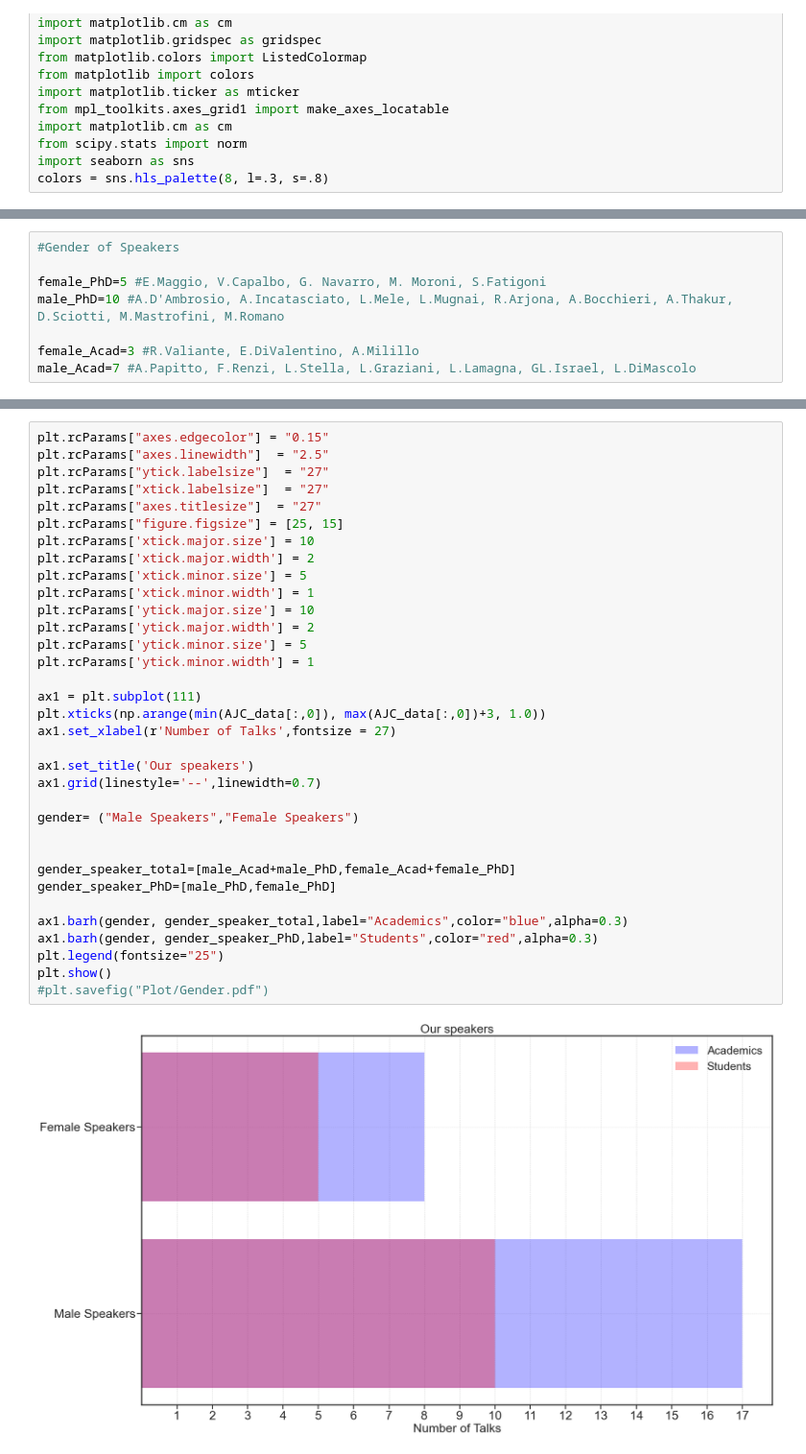
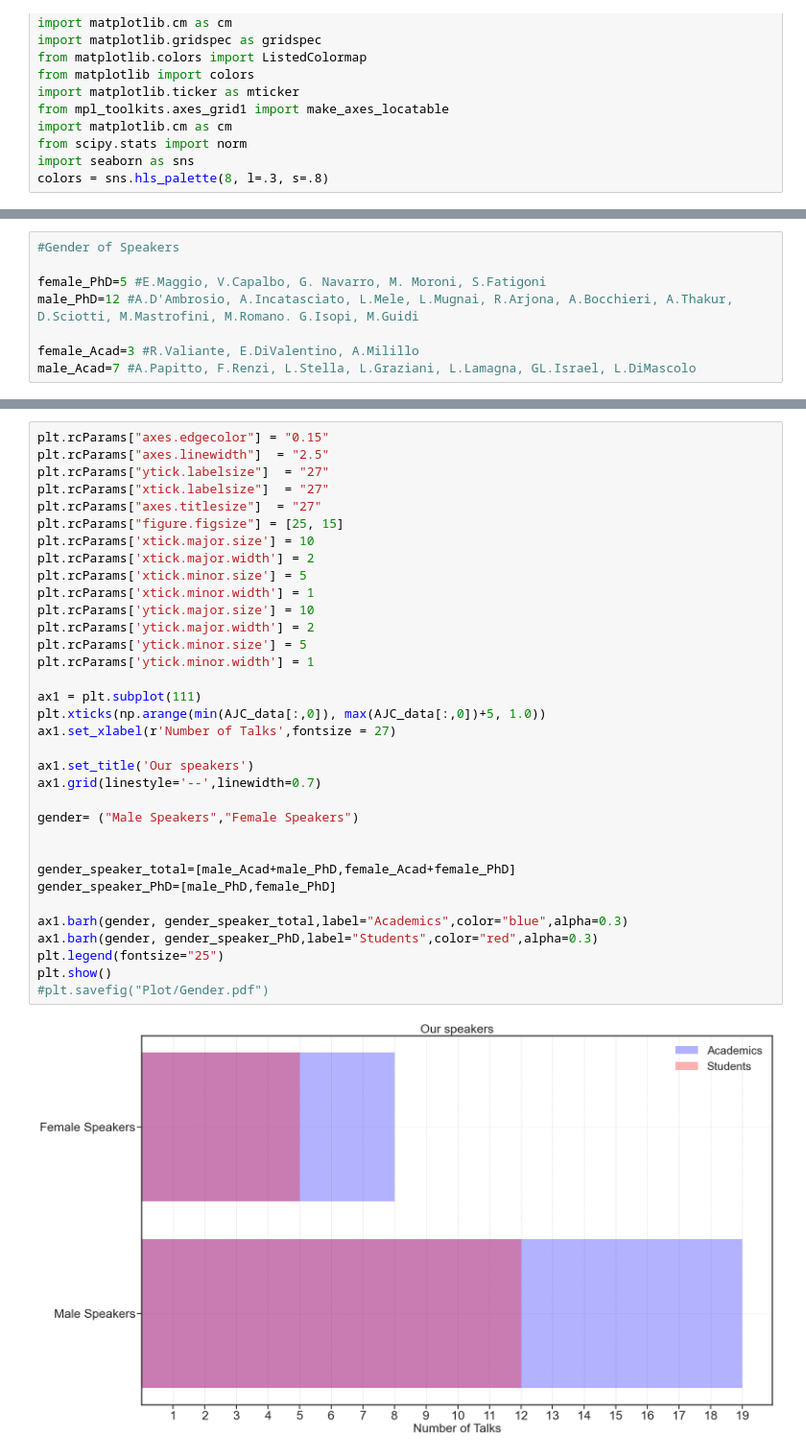
Before and after one commit to WilliamGiare/Astrophysics_Journal_CLub, a Jupyter notebook: Data & Analysis/AJC_analysis.ipynb, the cells around one changed output, grey strips where cells are left out. Shown at 96% size. Drawn from its saved outputs; the diff is of its cells as text.

```diff
--- a/Data & Analysis/AJC_analysis.ipynb
+++ b/Data & Analysis/AJC_analysis.ipynb
@@ -95,7 +95,7 @@ MEETING TIME [minutes]
 #Gender of Speakers
 
 female_PhD=5 #E.Maggio, V.Capalbo, G. Navarro, M. Moroni, S.Fatigoni
-male_PhD=10 #A.D'Ambrosio, A.Incatasciato, L.Mele, L.Mugnai, R.Arjona, A.Bocchieri, A.Thakur, D.Sciotti, M.Mastrofini, M.Romano
+male_PhD=12 #A.D'Ambrosio, A.Incatasciato, L.Mele, L.Mugnai, R.Arjona, A.Bocchieri, A.Thakur, D.Sciotti, M.Mastrofini, M.Romano. G.Isopi, M.Guidi
 
 female_Acad=3 #R.Valiante, E.DiValentino, A.Milillo
 male_Acad=7 #A.Papitto, F.Renzi, L.Stella, L.Graziani, L.Lamagna, GL.Israel, L.DiMascolo
@@ -406,35 +411,35 @@ plt.rcParams["ytick.labelsize"]  = "27"
 plt.rcParams["xtick.labelsize"]  = "27"
 plt.rcParams["axes.titlesize"]  = "27"
 plt.rcParams["figure.figsize"] = [25, 15]
 plt.rcParams['xtick.major.size'] = 10
 plt.rcParams['xtick.major.width'] = 2
 plt.rcParams['xtick.minor.size'] = 5
 plt.rcParams['xtick.minor.width'] = 1
 plt.rcParams['ytick.major.size'] = 10
 plt.rcParams['ytick.major.width'] = 2
 plt.rcParams['ytick.minor.size'] = 5
 plt.rcParams['ytick.minor.width'] = 1
 
 ax1 = plt.subplot(111)
-plt.xticks(np.arange(min(AJC_data[:,0]), max(AJC_data[:,0])+3, 1.0))
+plt.xticks(np.arange(min(AJC_data[:,0]), max(AJC_data[:,0])+5, 1.0))
 ax1.set_xlabel(r'Number of Talks',fontsize = 27)
 
 ax1.set_title('Our speakers')
 ax1.grid(linestyle='--',linewidth=0.7)
 
 gender= ("Male Speakers","Female Speakers")
 
 
 gender_speaker_total=[male_Acad+male_PhD,female_Acad+female_PhD]
 gender_speaker_PhD=[male_PhD,female_PhD]
 
 ax1.barh(gender, gender_speaker_total,label="Academics",color="blue",alpha=0.3)
 ax1.barh(gender, gender_speaker_PhD,label="Students",color="red",alpha=0.3)
 plt.legend(fontsize="25")
 plt.show()
 #plt.savefig("Plot/Gender.pdf")
 # %% [output]
-[figure, old version]
+[figure, new version]
 # %%
 plt.rcParams["axes.edgecolor"] = "0.15"
 plt.rcParams["axes.linewidth"]  = "2.5"
```
Also changed, not shown: parts of 9 cells of this notebook, 2 other files.
